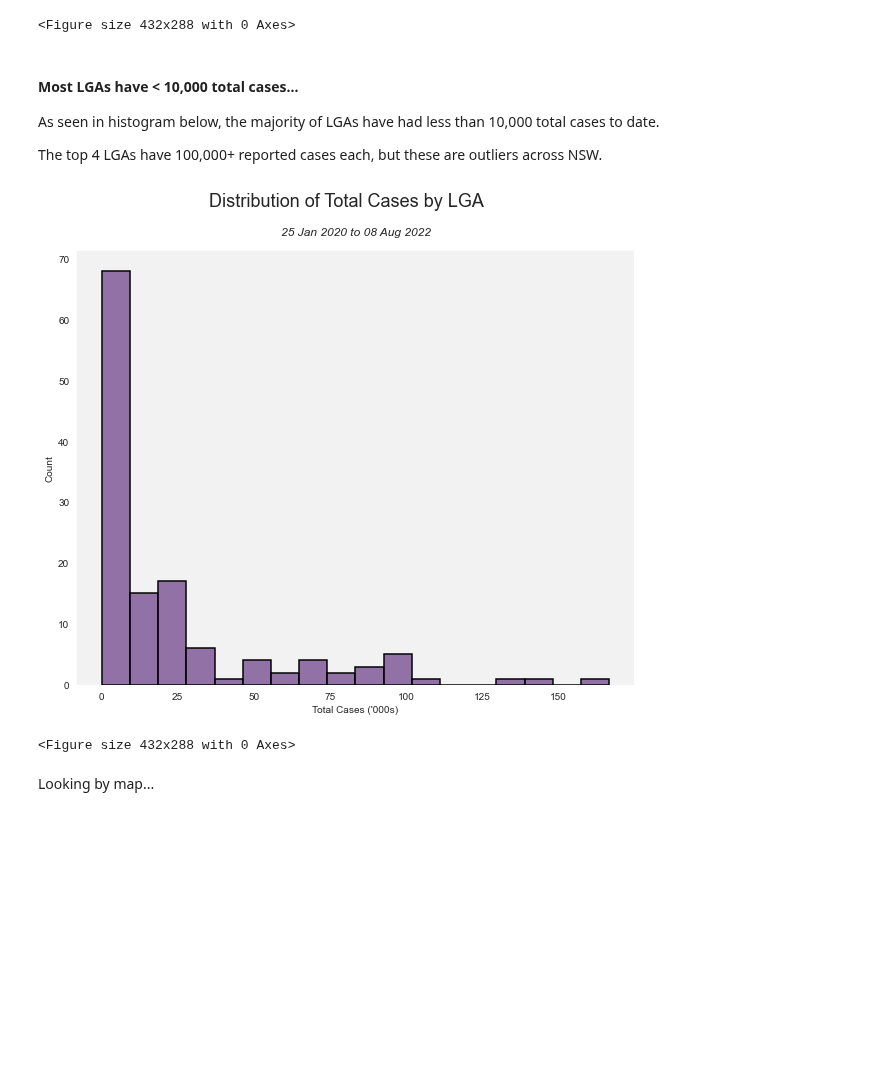
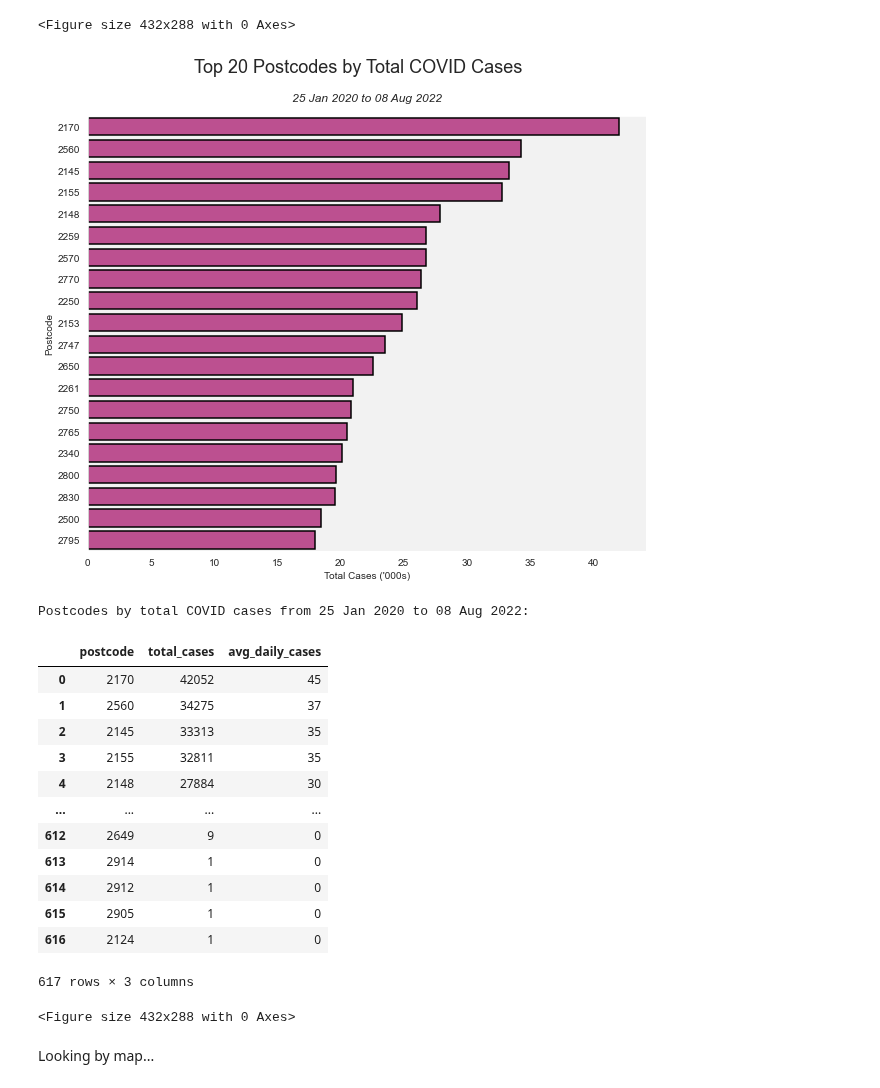
Before and after one commit to henrylin03/covid-nsw, a Jupyter notebook: covid-nsw.ipynb, the cells around one changed output. Cells and saved outputs as stored; diff of their text form; code cells hidden in the pictures; blank space fills up the shorter version.

Commit message:
remove greater sydney lgas input; add top 20 postcodes analysis

```diff
--- a/covid-nsw.ipynb
+++ b/covid-nsw.ipynb
@@ -578,31 +578,59 @@ LGAs by total COVID cases from 25 Jan 2020 to 08 Aug 2022:
 | 130 | Hotel Quarantine | 60 | 0 |
 131 rows × 3 columns
 <Figure size 432x288 with 0 Axes>
-# %% [markdown]
-#### Most LGAs have < 10,000 total cases...
-As seen in histogram below, the majority of LGAs have had less than 10,000 total cases to date.
-
-The top 4 LGAs have 100,000+ reported cases each, but these are outliers across NSW.
 # %%
-fig, ax = plt.subplots(figsize=(10,8))
+postcode_cases_total =\
+    pd.read_sql_query(
+    """
+        SELECT postcode,
+            SUM(confirmed_cases_count) AS 'total_cases',
+            CAST(
+                1.0 * SUM(confirmed_cases_count) / (
+                    SELECT JULIANDAY(MAX(notification_date)) -
+                        JULIANDAY(MIN(notification_date))
+                    FROM covid
+                )
+            AS INT) AS 'avg_daily_cases'
+        FROM covid
+        GROUP BY 1
+        ORDER BY 2 DESC
+    """, engine)
 
-sns.histplot(data=lga_cases_total, x="total_cases",
-             color="#7a5195", alpha=0.8,
-             edgecolor="black",
-             linewidth=1.5,
-             ax=ax)\
-    .set(xlabel="Total Cases ('000s)")
+fig, ax = plt.subplots(figsize=(10, 8))
 
-ax.figure.suptitle("Distribution of Total Cases by LGA", fontsize=18)
+sns.barplot(x="total_cases", y="postcode", data=postcode_cases_total.head(20),
+             orient="h",
+             saturation=8, color="#bc5090",
+             edgecolor="black", linewidth=1.5,
+            ax=ax)\
+        .set(xlabel="Total Cases ('000s)",
+             ylabel="Postcode")
+ax.figure.suptitle("Top 20 Postcodes by Total COVID Cases", fontsize=18)
 ax.set_title(f"{start_date} to {end_date}", y=1.02, style="italic")
 ax.xaxis.set_major_formatter(
     ticker.FuncFormatter(lambda x, pos: "{:,.0f}".format(x/1000)))
 
 plt.show()
 plt.clf()
+print(f"Postcodes by total COVID cases from {start_date} to {end_date}:")
+postcode_cases_total
 # %% [output]
-[figure, old version]
+[figure, new version]
-<Figure size 432x288 with 0 Axes>
+Postcodes by total COVID cases from 25 Jan 2020 to 08 Aug 2022:
+|  | postcode | total_cases | avg_daily_cases |
+| 0 | 2170 | 42052 | 45 |
+| 1 | 2560 | 34275 | 37 |
+| 2 | 2145 | 33313 | 35 |
+| 3 | 2155 | 32811 | 35 |
+| 4 | 2148 | 27884 | 30 |
+| ... | ... | ... | ... |
+| 612 | 2649 | 9 | 0 |
+| 613 | 2914 | 1 | 0 |
+| 614 | 2912 | 1 | 0 |
+| 615 | 2905 | 1 | 0 |
+| 616 | 2124 | 1 | 0 |
+617 rows × 3 columns
+<Figure size 432x288 with 0 Axes>
 # %% [markdown]
 Looking by map...
 # %% [markdown]
```
Also changed, not shown: 1 other file.
